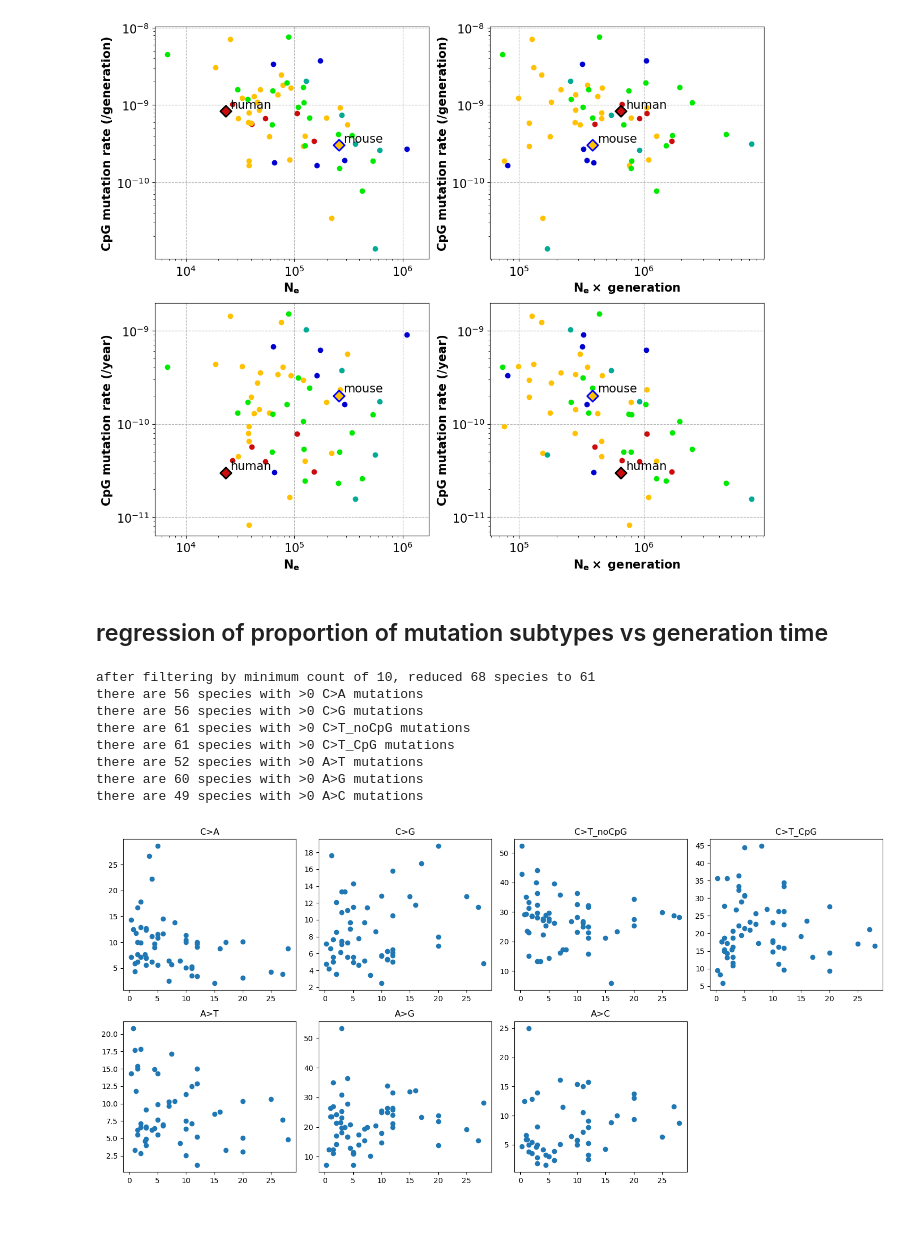
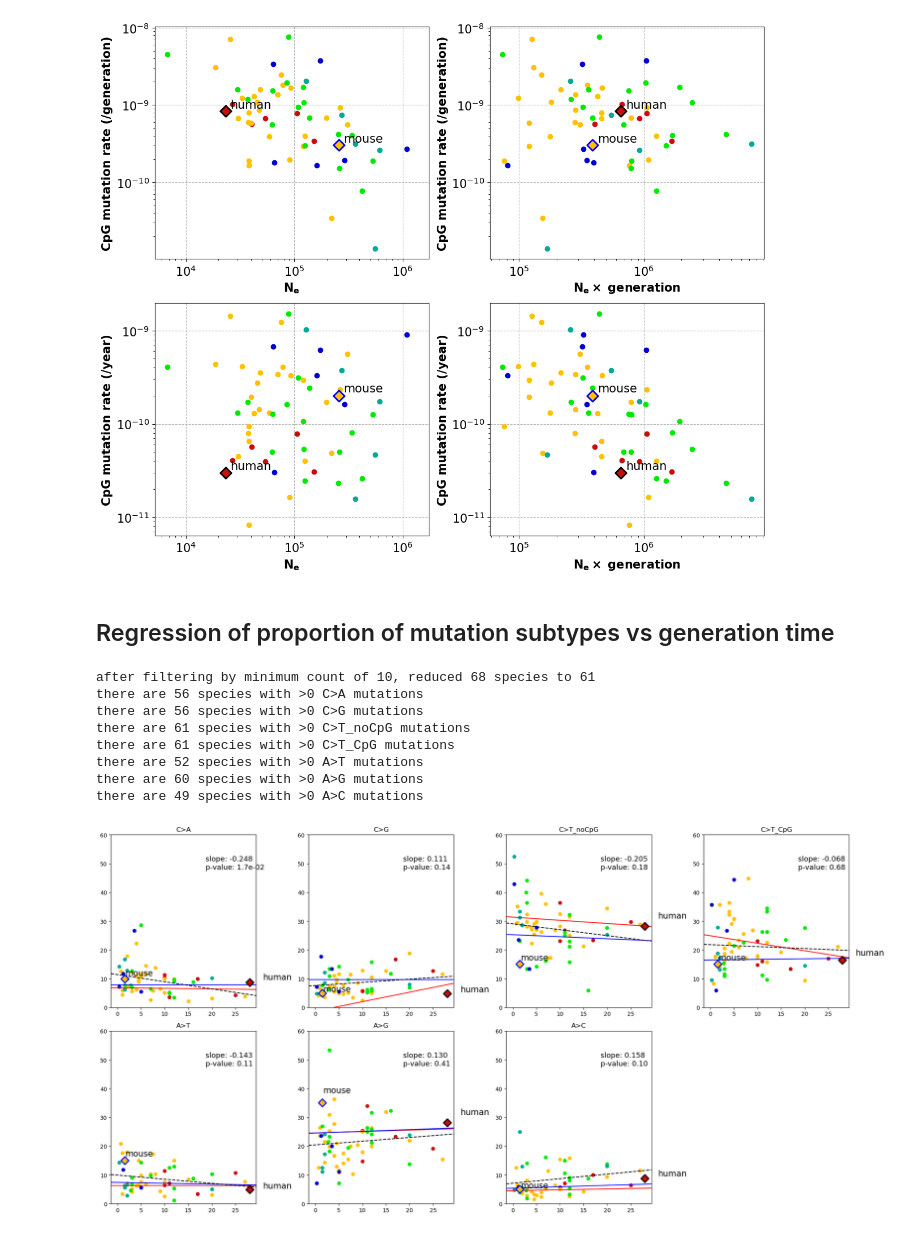
Before and after one commit to harrispopgen/clocklike-DBH, a Jupyter notebook: DBH_bergeron_data.ipynb, the cells around one changed output. Cells and saved outputs as stored; diff of their text form; code cells hidden in the pictures.

Commit message:
added regression lines to mutation subtype proportion vs generation time plot, overlaid jonsson data

```diff
--- a/DBH_bergeron_data.ipynb
+++ b/DBH_bergeron_data.ipynb
@@ -211,13 +211,28 @@ generate_mu_vs_g_plots(df_div, vertebrate_group_name2idx_map)
 # %% [markdown]
 ### Only total yearly mutation rate vs generation time
 # %%
-def load_and_plot_r_regression_output(r_filename, x_bounds, text_pos=(0.7, 0.85), ax=None):
+def load_and_plot_r_regression_output(r_filename, x_bounds, text_pos=(0.7, 0.85), fontsize=15, log_scale=True, ax=None):
     df = pd.read_csv(r_filename)
     intercept = df["intercept"].to_numpy()[0]
     slope = df["slope"].to_numpy()[0]
     p_val_slope = df["slope.p"].to_numpy()[0]
-    plot_regression_line_on_logscale(intercept, slope, x_bounds, text_pos=text_pos, p_value=p_val_slope, ax=ax)
+    if log_scale is True:
+        plot_regression_line_on_logscale(intercept, slope, x_bounds, text_pos=text_pos, fontsize=fontsize, p_value=p_val_slope, ax=ax)
+    else:
+        plot_regression_line_on_linearscale(intercept, slope, x_bounds, text_pos=text_pos, fontsize=fontsize, p_value=p_val_slope, ax=ax)
+
     return [intercept, slope]
+
+def plot_regression_line_on_linearscale(intercept, slope, x_bounds, text_pos=(0.7, 0.85), fontsize=15, p_value=None, ax=None):
+    if ax is None:
+        fig, ax = plt.subplots()
+    ax.axline((0, intercept), slope=slope, c="black", linestyle = 'dashed')
+    if p_value:
+        p_val_str = f"{p_value:.2f}" if p_value > 0.05 else f"{p_value:.1e}"
+        text = f"slope: {slope:.3f}\np-value: {p_val_str}"
+    else:
+        text = f"slope: {slope:.3f}"
+    ax.text(text_pos[0], text_pos[1], text, transform=ax.transAxes, fontsize=fontsize)
 
 def plot_regression_line_on_logscale(intercept, slope, x_bounds, text_pos=(0.7, 0.85), fontsize=15, p_value=None, ax=None):
     if ax is None:
@@ -268,7 +283,7 @@ generate_dbh_plot_CpG_mutation_rate(df_div, vertebrate_group_name2idx_map)
 # %% [output]
 [figure]
 # %% [markdown]
-## regression of proportion of mutation subtypes vs generation time
+## Regression of proportion of mutation subtypes vs generation time
 # %%
 def compute_percentage_of_mutation_subtypes():
     df = pd.read_excel("./data/bergeron_raw_data.xlsx", sheet_name="Supplementary Table 4",
@@ -334,19 +353,54 @@ there are 52 species with >0 A>T mutations
 there are 60 species with >0 A>G mutations
 there are 49 species with >0 A>C mutations
 # %%
-def plot_helper(df, ax, type_label):
-    ax.scatter(df["Generation time"], df[f"{type_label}"])
+# supp table 11
+# row 1: intercept, row 2: slope, col 1: maternal, col 2: paternal
+CA_j, CG_j, CT_j, CT_CpG = [[6.82, 6.82+1.04],[-0.02, 0]], [[-1.33, -1.33+10.94],[0.33, -0.0]], [[31.36, 31.36-6.11],[-0.11, -0.07]], [[24.89, 24.89-8.41],[-0.26, 0.02]]
+# reverse complement from T -> A
+AT_j, AG_j, AC_j = [[6.32, 6.32+1.04],[-0, -0.03]], [[24.54, 24.54-0.03],[0.05, 0.06]], [[4.50, 4.50+0.85],[0.03, 0.05]]
+jonsson_data = np.array([CA_j, CG_j, CT_j, CT_CpG, AT_j, AG_j, AC_j])
+
+def plot_jonsson_data(data, ax):
+    # first row intercept, second row slope
+    # maternal
+    ax.axline((0, data[0,0]), slope=data[1,0], c="red") #, linestyle = 'dashed')
+    # paternal
+    ax.axline((0, data[0,1]), slope=data[1,1], c="blue")
+
+def plot_helper(df, x_df_key, y_df_key, group_name2idx_map, colors, ax, type_label, fontsize=15):
+    df_human = df.loc[df.index[df["species"] == "Homo_sapiens"]]
+    human_x, human_y = df_human[x_df_key].to_numpy()[0], df_human[y_df_key].to_numpy()[0]
+    df_mice = df.loc[df.index[df["species"] == "Mus_musculus"]]
+    mice_x, mice_y = df_mice[x_df_key].to_numpy()[0], df_mice[y_df_key].to_numpy()[0]
+    ax.scatter(human_x, human_y, color=colors[group_name2idx_map["Primate"]],
+               marker='D', edgecolor="black", s=100, lw=2, zorder=float("inf")) #label="human"
+    ax.scatter(mice_x, mice_y, color=colors[group_name2idx_map["Mammal"]],
+               marker='D', edgecolor="blue", s=100, lw=2, zorder=float("inf")) #label="mice"
+    offset_factor=1.1
+    ax.text(offset_factor * human_x, offset_factor * human_y, "human", zorder=float("inf"), fontsize=fontsize)
+    ax.text(offset_factor * mice_x, offset_factor * mice_y, "mouse", zorder=float("inf"), fontsize=fontsize)
+    ax.set_ylim(0, 60)
+
+    for idx, gn in enumerate(group_name2idx_map.keys()):
+        df_gn = df.loc[df.index[df["group"] == gn]]
+        ax.scatter(df_gn[x_df_key], df_gn[y_df_key], color=colors[idx], label=gn)
     ax.set_title(type_label[:-2])
 
-def plot_rate_vs_gen_time():
-    fig, ax = plt.subplots(2, 4, figsize=(15,7))
+def plot_rate_vs_gen_time(group_name2idx_map, colors, jonsson_data):
+    fig, ax = plt.subplots(2, 4, figsize=(20,10))
     mutation_types = ["C>A_%", "C>G_%", "C>T_noCpG_%", "C>T_CpG_%", "A>T_%", "A>G_%", "A>C_%"]
     for idx, mt in enumerate(mutation_types):
         df = pd.read_csv(f"./output/mutation_subtype_vs_gen_time/csv/{mt}.csv")
         r, c = idx // 4, idx % 4
-        plot_helper(df, ax[r,c], mt)
+        plot_helper(df, "Generation time", mt, group_name2idx_map, colors, ax[r,c], mt, fontsize=15)
+        plot_jonsson_data(jonsson_data[idx], ax[r,c])
+        r_filename = f"./output/mutation_subtype_vs_gen_time/r_output/{mt[:-2]}.csv"
+        load_and_plot_r_regression_output(r_filename, [0,30], log_scale=False, fontsize=13, text_pos=(0.65, 0.8), ax=ax[r,c])
     fig.delaxes(ax[1,3])
 
-plot_rate_vs_gen_time()
+    # fig.legend(loc='upper center', bbox_to_anchor=(0.5, 0), fontsize=13, ncol=3)
+    # fig.tight_layout()
+
+plot_rate_vs_gen_time(vertebrate_group_name2idx_map, colors, jonsson_data)
 # %% [output]
-[figure, old version]
+[figure, new version]
```
Also changed, not shown: parts of 1 cell of this notebook.
